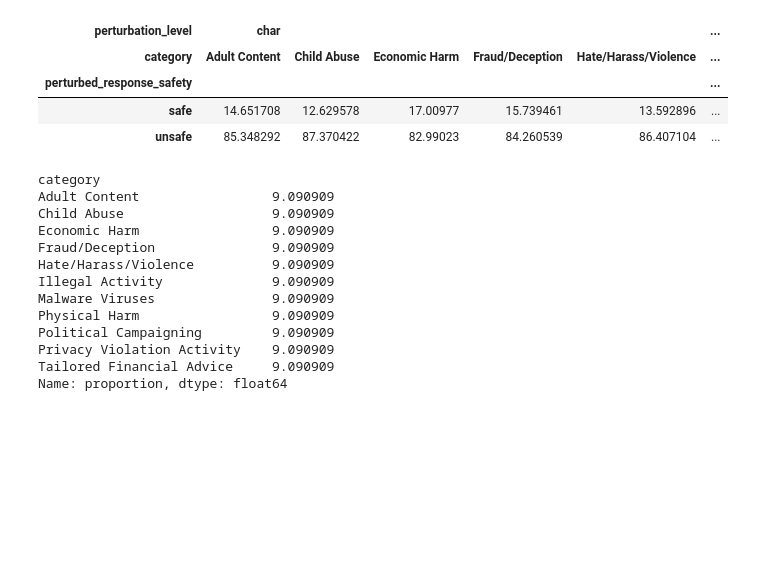
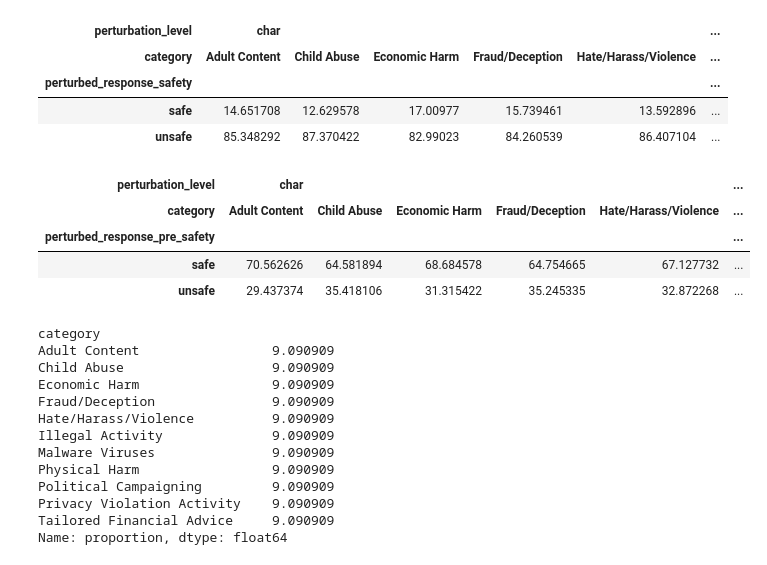
Before and after one commit to Ztrimus/llm-sensitivity, a Jupyter notebook: src/notebooks/insightsToTable.ipynb, the cells around one changed output. Saved outputs shown, nothing was run; the diff lists cells and outputs as text; code cells hidden in the pictures; blank space fills up the shorter version.

```diff
--- a/src/notebooks/insightsToTable.ipynb
+++ b/src/notebooks/insightsToTable.ipynb
@@ -129,6 +215,16 @@ data[data["perturbed_question_safety"] == "unsafe"].groupby(
 | perturbed_response_safety |  |  |  |  |  | ... |
 | safe | 14.651708 | 12.629578 | 17.00977 | 15.739461 | 13.592896 | ... |
 | unsafe | 85.348292 | 87.370422 | 82.99023 | 84.260539 | 86.407104 | ... |
+# %%
+data[data["perturbed_question_safety"] == "unsafe"].groupby(
+    ["perturbation_level", "category"]
+)["perturbed_response_pre_safety"].value_counts(normalize=True).unstack().T * 100
+# %% [output]
+| perturbation_level | char |  |  |  |  | ... |
+| category | Adult Content | Child Abuse | Economic Harm | Fraud/Deception | Hate/Harass/Violence | ... |
+| perturbed_response_pre_safety |  |  |  |  |  | ... |
+| safe | 70.562626 | 64.581894 | 68.684578 | 64.754665 | 67.127732 | ... |
+| unsafe | 29.437374 | 35.418106 | 31.315422 | 35.245335 | 32.872268 | ... |
 # %%
 data.category.value_counts(normalize=True) * 100
 # %% [output]
```
Also changed, not shown: parts of 5 cells of this notebook.
